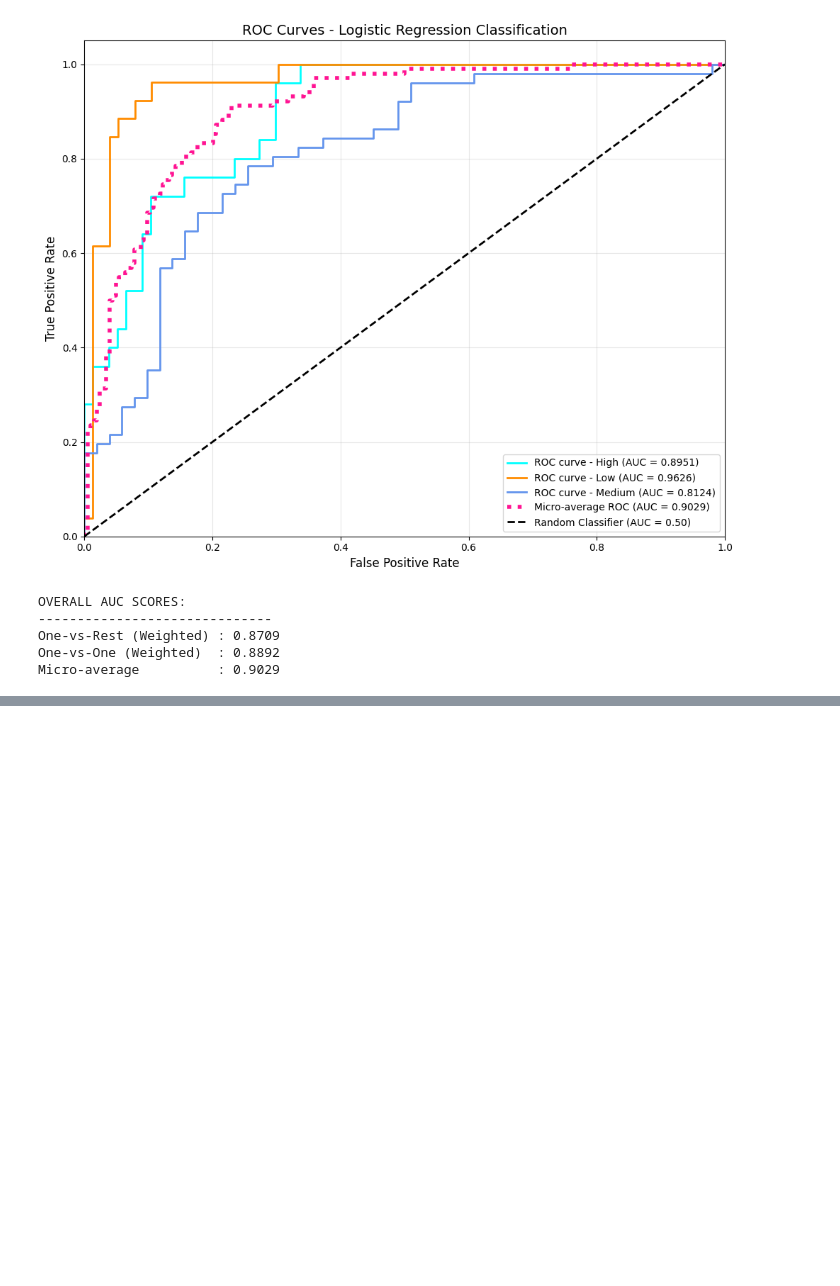
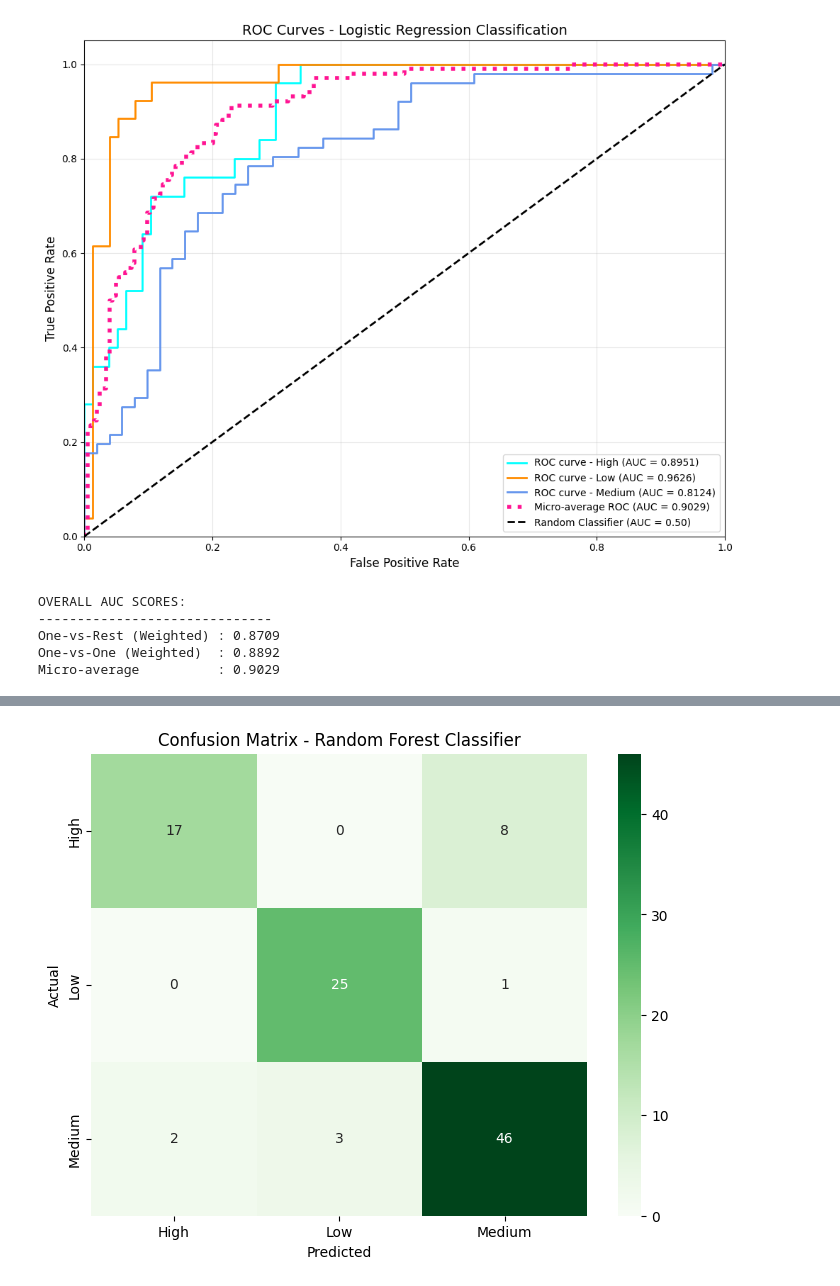
Before and after one commit to LTJ508/BostonML, a Jupyter notebook: BostonML.ipynb, the cells around one changed output, grey strips where cells are left out. Drawn from its saved outputs; the diff is of its cells as text; code cells hidden in the pictures; blank space fills up the shorter version.

Commit message:
classification problem pipline complete, also now ready for different scaler

```diff
--- a/BostonML.ipynb
+++ b/BostonML.ipynb
@@ -2142,8 +2179,3 @@ X_test = scaler.transform(X_test)
-# %%
-# Alternative 2: RobustScaler (handles outliers better)
-scaler = RobustScaler()  # Uses median and IQR
-X_train = scaler.fit_transform(X_train)
-X_test = scaler.transform(X_test)
 # %%
 X_train
 # %% [output]
@@ -2395,0 +2431,6 @@ Micro-average          : 0.9029
+# %%
+RFC = RandomForestClassifier(
+    random_state=42,
+    verbose=1  # Shows training progress
+)
+RFC
@@ -2395,0 +2439,3 @@ Micro-average          : 0.9029
+# %%
+%%time
+RFC.fit(X_train, y_train)
@@ -2395,0 +2448,3 @@ Micro-average          : 0.9029
+# %%
+y_pred_rfc = RFC.predict(X_test)
+y_pred_rfc
@@ -2395,0 +2536,16 @@ Micro-average          : 0.9029
+# %%
+cm_rfc = confusion_matrix(y_test, y_pred_rfc)
+cm_rfc_df = pd.DataFrame(cm_rfc,
+                         index=['High', 'Low', 'Medium'],
+                         columns=['High', 'Low', 'Medium'])
+
+plt.figure(figsize=(8, 6))
+sns.heatmap(cm_rfc_df, annot=True, fmt='d', cmap='Greens',
+            xticklabels=['High', 'Low', 'Medium'],
+            yticklabels=['High', 'Low', 'Medium'])
+plt.title('Confusion Matrix - Random Forest Classifier')
+plt.xlabel('Predicted')
+plt.ylabel('Actual')
+plt.show()
+# %% [output]
+[figure, added]
```
Also changed, not shown: parts of 50 cells of this notebook, 39 other files.
